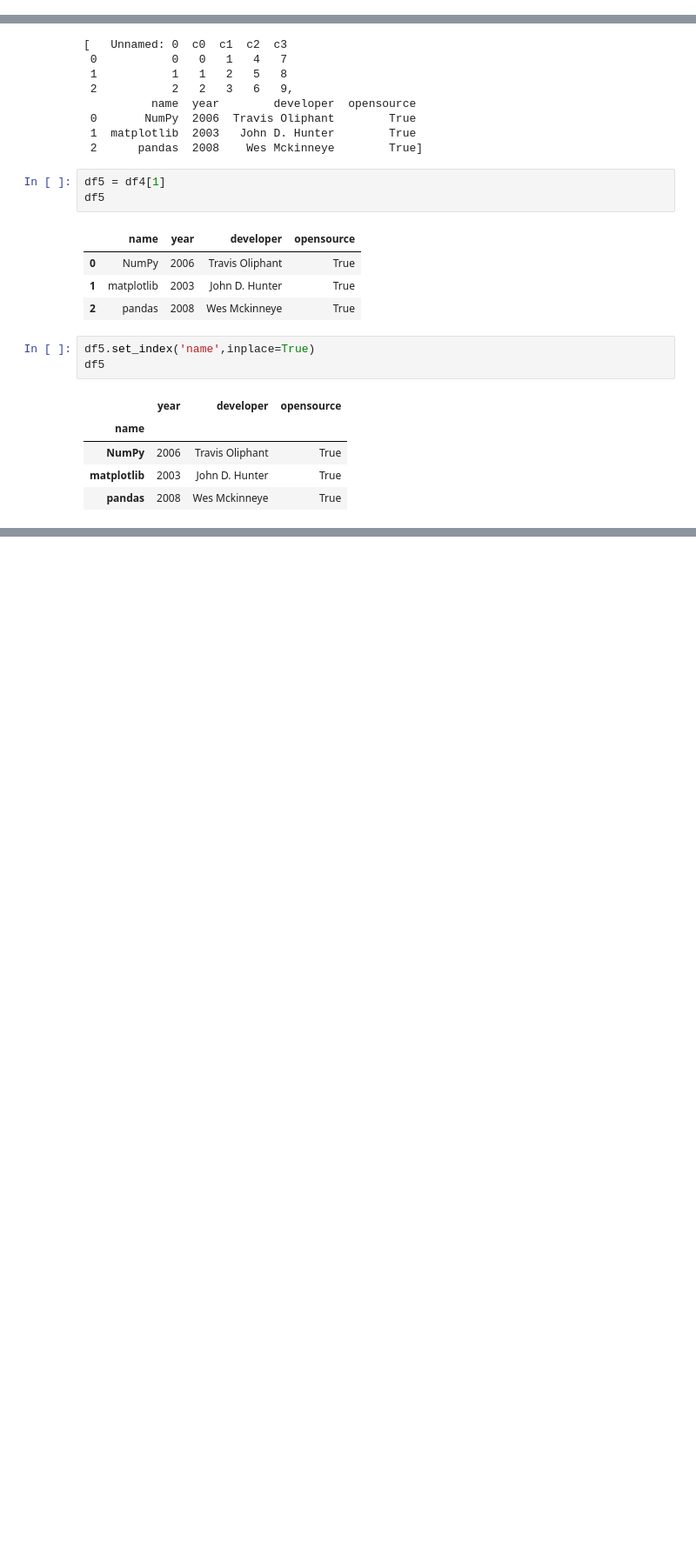
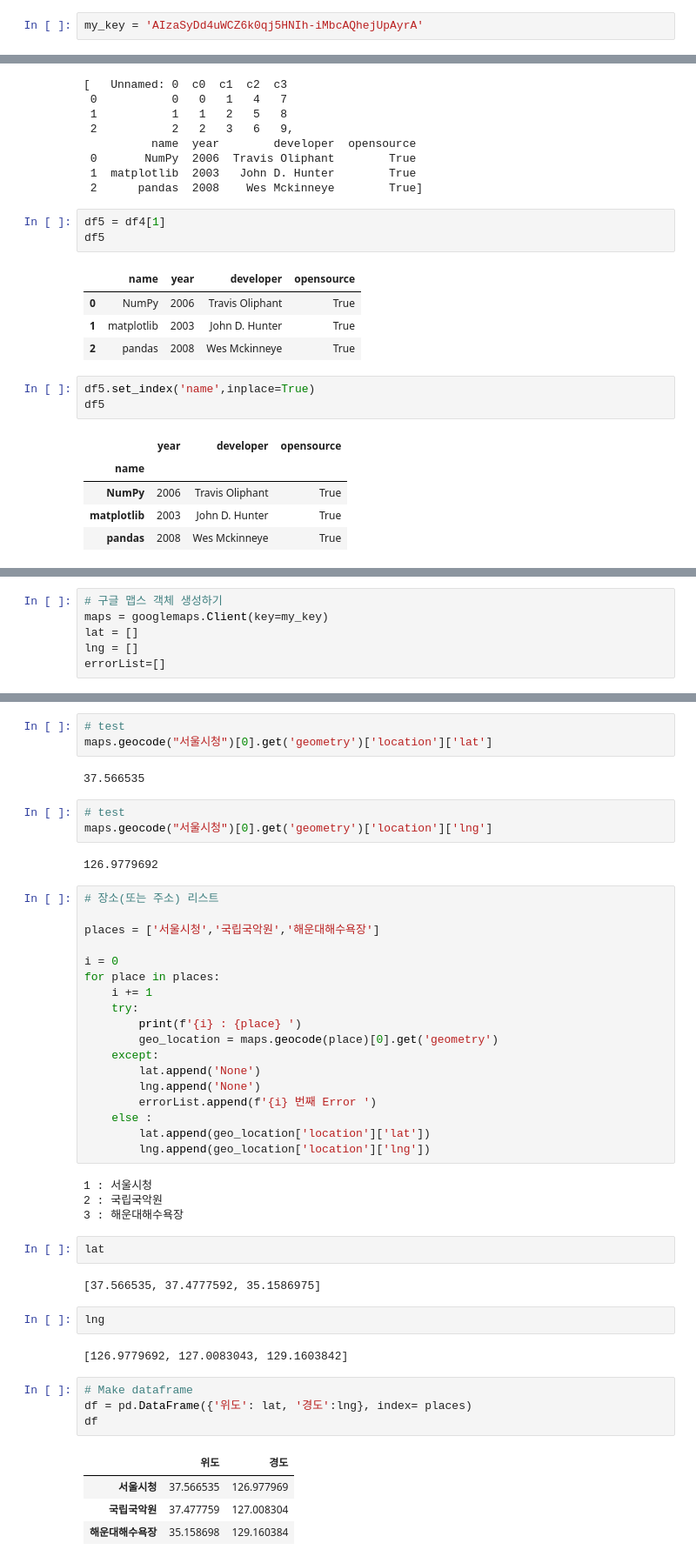
Before and after one commit to LeeHosik/Python-Study, a Jupyter notebook: DataAnalysis/Note/03. Data입출력.ipynb, the cells around one changed output, grey strips where cells are left out. Shown at 87% size. Cells and saved outputs as stored; diff of their text form; blank space fills up the shorter version.

```diff
--- a/DataAnalysis/Note/03. Data입출력.ipynb
+++ b/DataAnalysis/Note/03. Data입출력.ipynb
@@ -1,5 +1,7 @@
 # %%
 import pandas as pd
+# %%
+my_key = 'AIzaSyDd4uWCZ6k0qj5HNIh-iMbcAQhejUpAyrA'
 # %%
 df1 = pd.read_csv('../Data/read_csv_sample.csv')
 df1
@@ -88,0 +125,6 @@ df5
+# %%
+# 구글 맵스 객체 생성하기
+maps = googlemaps.Client(key=my_key)
+lat = []
+lng = []
+errorList=[]
@@ -88,0 +163,49 @@ df5
+# %%
+# test
+maps.geocode("서울시청")[0].get('geometry')['location']['lat']
+# %% [output]
+37.566535
+# %%
+# test
+maps.geocode("서울시청")[0].get('geometry')['location']['lng']
+# %% [output]
+126.9779692
+# %%
+# 장소(또는 주소) 리스트
+
+places = ['서울시청','국립국악원','해운대해수욕장']
+
+i = 0
+for place in places:
+    i += 1
+    try:
+        print(f'{i} : {place} ')
+        geo_location = maps.geocode(place)[0].get('geometry')
+    except:
+        lat.append('None')
+        lng.append('None')
+        errorList.append(f'{i} 번째 Error ')
+    else :
+        lat.append(geo_location['location']['lat'])
+        lng.append(geo_location['location']['lng'])
+# %% [output]
+1 : 서울시청
+2 : 국립국악원
+3 : 해운대해수욕장
+# %%
+lat
+# %% [output]
+[37.566535, 37.4777592, 35.1586975]
+# %%
+lng
+# %% [output]
+[126.9779692, 127.0083043, 129.1603842]
+# %%
+# Make dataframe
+df = pd.DataFrame({'위도': lat, '경도':lng}, index= places)
+df
+# %% [output]
+|  | 위도 | 경도 |
+| 서울시청 | 37.566535 | 126.977969 |
+| 국립국악원 | 37.477759 | 127.008304 |
+| 해운대해수욕장 | 35.158698 | 129.160384 |
```
Also changed, not shown: parts of 18 cells of this notebook, 6 other files.
